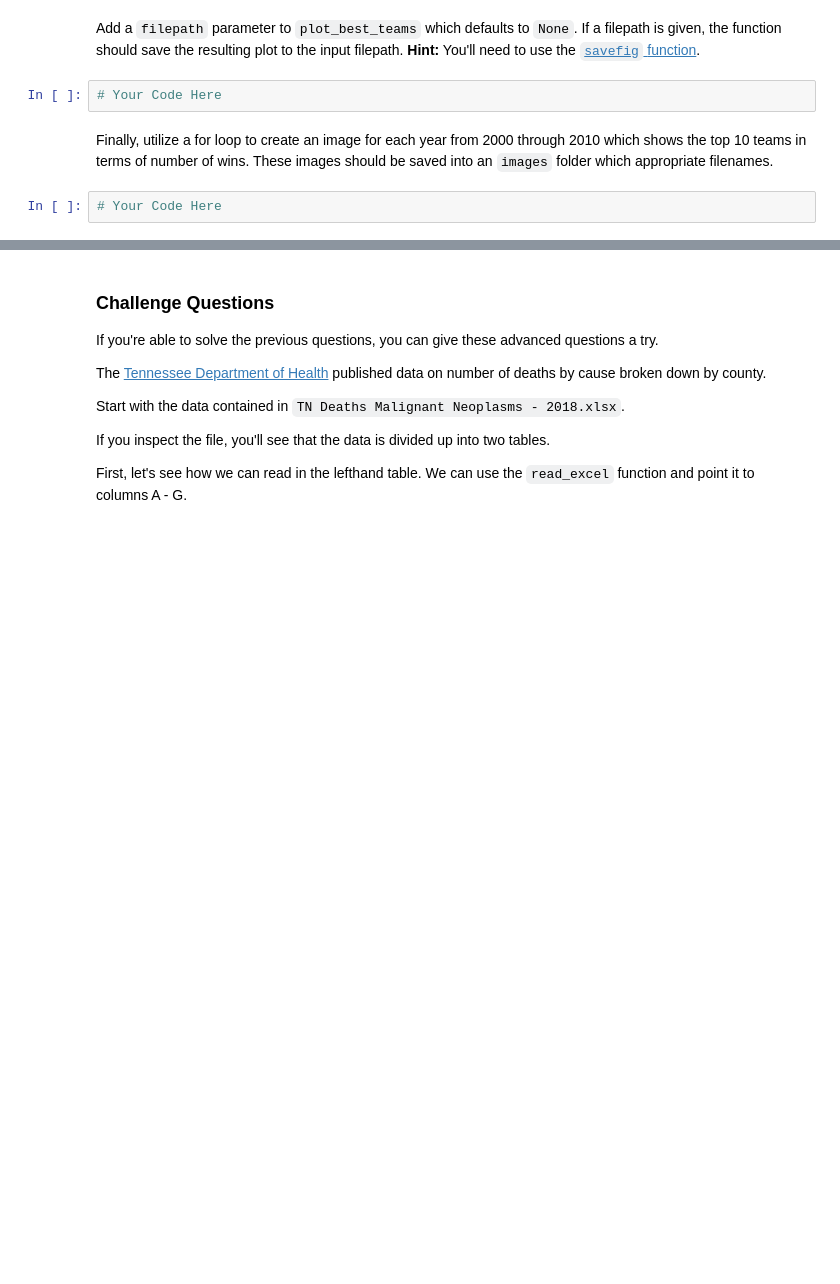
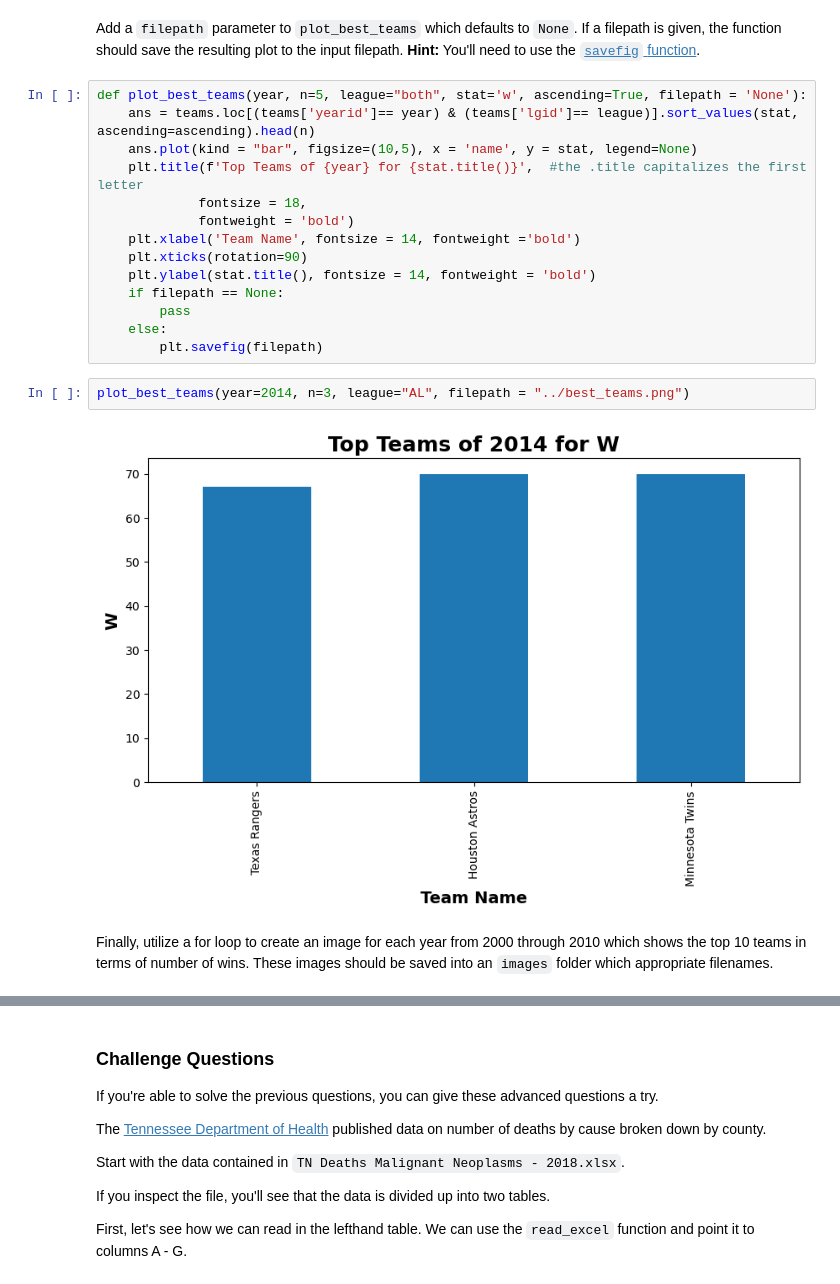
Before and after one commit to NSS-Data-Analytics-Cohort-11/loops-functions-practice-eemchadwick, a Jupyter notebook: notebooks/Loops_and_Functions_Practice.ipynb, the cells around one changed output, grey strips where cells are left out. Cells and saved outputs as stored; diff of their text form; blank space fills up the shorter version.

```diff
--- a/notebooks/Loops_and_Functions_Practice.ipynb
+++ b/notebooks/Loops_and_Functions_Practice.ipynb
@@ -301,8 +313,22 @@ def plot_best_teams
 # %% [markdown]
 Add a `filepath` parameter to `plot_best_teams` which defaults to `None`. If a filepath is given, the function should save the resulting plot to the input filepath. **Hint:** You'll need to use the [`savefig` function](https://matplotlib.org/stable/api/_as_gen/matplotlib.pyplot.savefig.html).
 # %%
-# Your Code Here
+def plot_best_teams(year, n=5, league="both", stat='w', ascending=True, filepath = 'None'):
+    ans = teams.loc[(teams['yearid']== year) & (teams['lgid']== league)].sort_values(stat, ascending=ascending).head(n)
+    ans.plot(kind = "bar", figsize=(10,5), x = 'name', y = stat, legend=None)
+    plt.title(f'Top Teams of {year} for {stat.title()}',  #the .title capitalizes the first letter
+             fontsize = 18,
+             fontweight = 'bold')
+    plt.xlabel('Team Name', fontsize = 14, fontweight ='bold')
+    plt.xticks(rotation=90)
+    plt.ylabel(stat.title(), fontsize = 14, fontweight = 'bold')
+    if filepath == None:
+        pass
+    else:
+        plt.savefig(filepath)
+# %%
+plot_best_teams(year=2014, n=3, league="AL", filepath = "../best_teams.png")
+# %% [output]
+[figure, added]
 # %% [markdown]
 Finally, utilize a for loop to create an image for each year from 2000 through 2010 which shows the top 10 teams in terms of number of wins. These images should be saved into an `images` folder which appropriate filenames.
-# %%
-# Your Code Here
```
Also changed, not shown: parts of 24 cells of this notebook, 13 other files.
